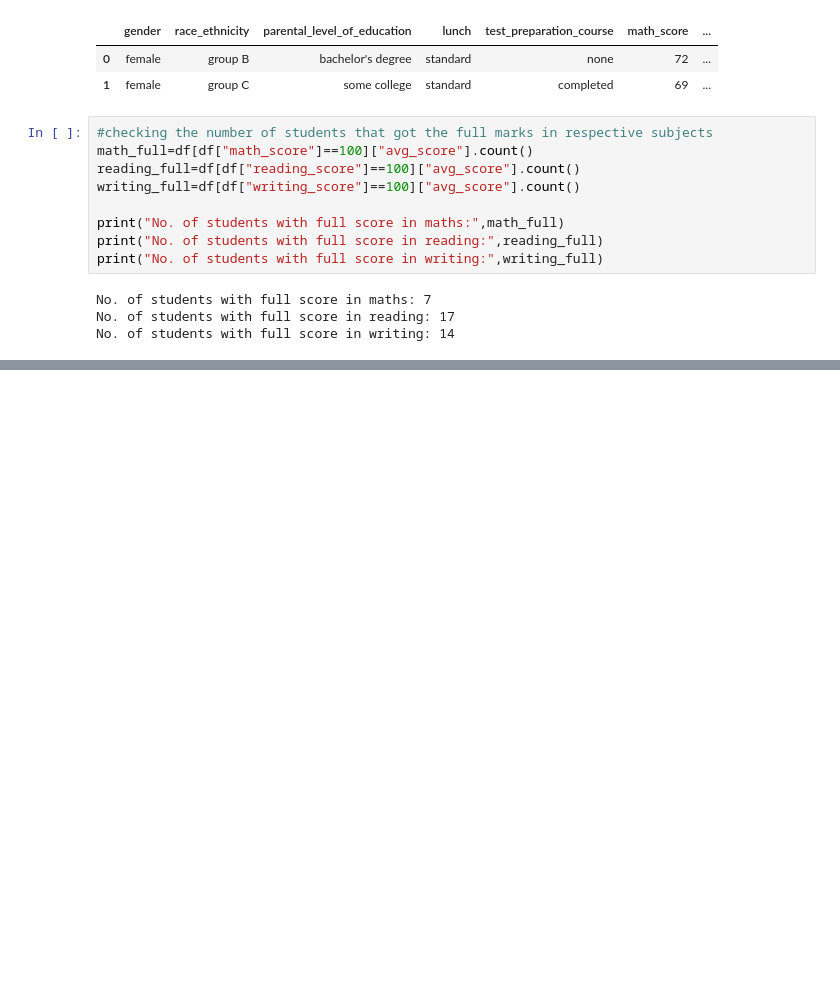
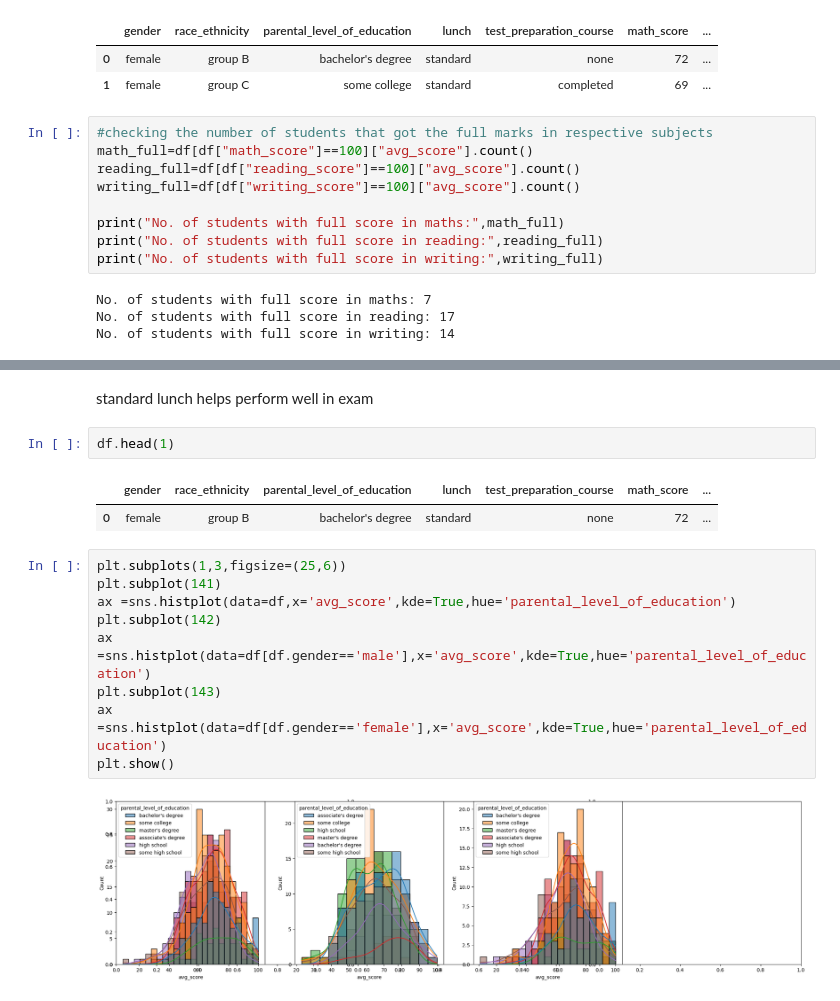
Before and after one commit to Sahil-Dev404/End-to-End-Student-Performance-Indicator, a Jupyter notebook: Notebook/EDA student performance.ipynb, the cells around one changed output, grey strips where cells are left out. Saved outputs shown, nothing was run; the diff lists cells and outputs as text; blank space fills up the shorter version.

```diff
--- a/Notebook/EDA student performance.ipynb
+++ b/Notebook/EDA student performance.ipynb
@@ -155,0 +211,18 @@ No. of students with full score in writing: 14
+# %% [markdown]
+standard lunch helps perform well in exam
+# %%
+df.head(1)
+# %% [output]
+|  | gender | race_ethnicity | parental_level_of_education | lunch | test_preparation_course | math_score | ... |
+| 0 | female | group B | bachelor's degree | standard | none | 72 | ... |
+# %%
+plt.subplots(1,3,figsize=(25,6))
+plt.subplot(141)
+ax =sns.histplot(data=df,x='avg_score',kde=True,hue='parental_level_of_education')
+plt.subplot(142)
+ax =sns.histplot(data=df[df.gender=='male'],x='avg_score',kde=True,hue='parental_level_of_education')
+plt.subplot(143)
+ax =sns.histplot(data=df[df.gender=='female'],x='avg_score',kde=True,hue='parental_level_of_education')
+plt.show()
+# %% [output]
+[figure, added]
```
Also changed, not shown: parts of 9 cells of this notebook.
